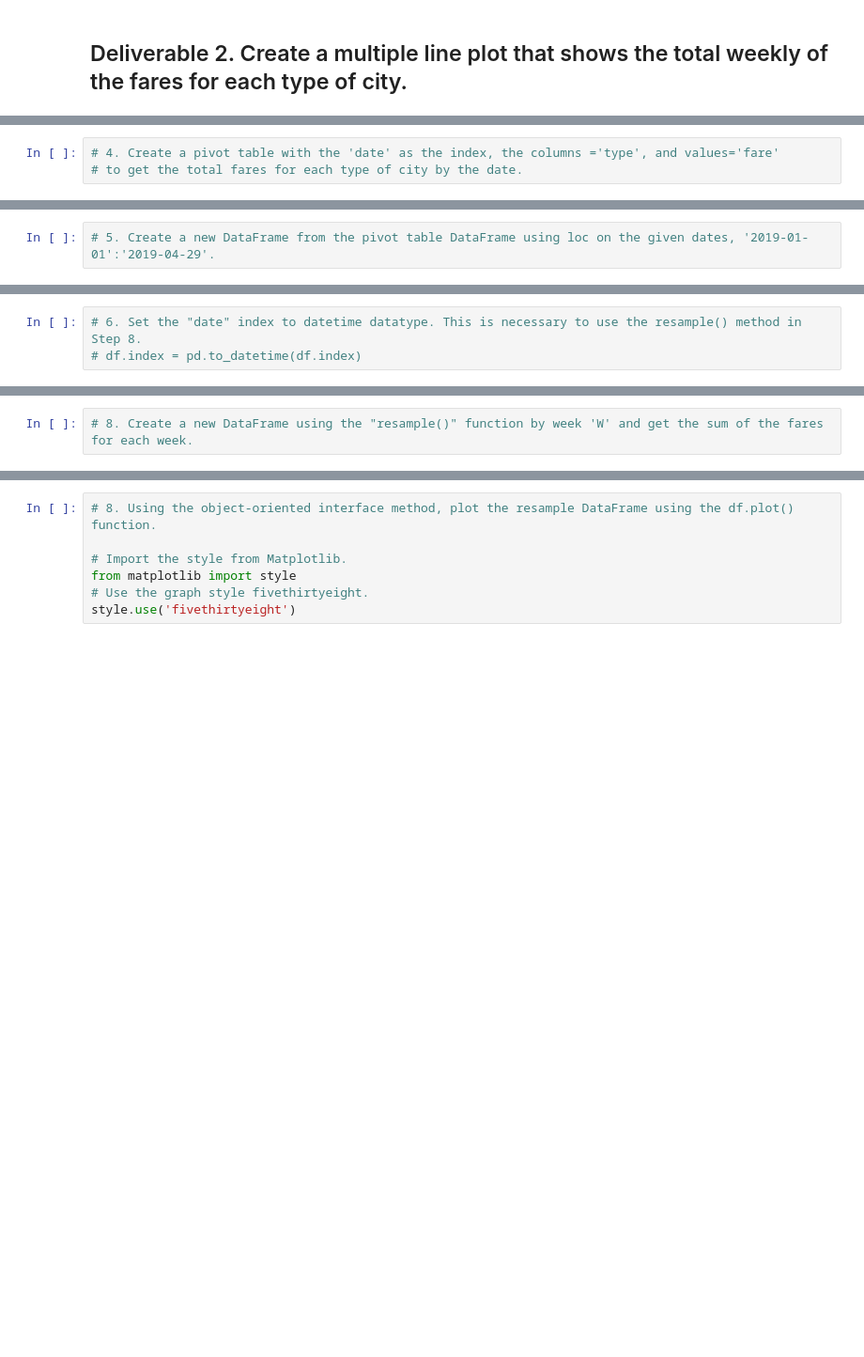
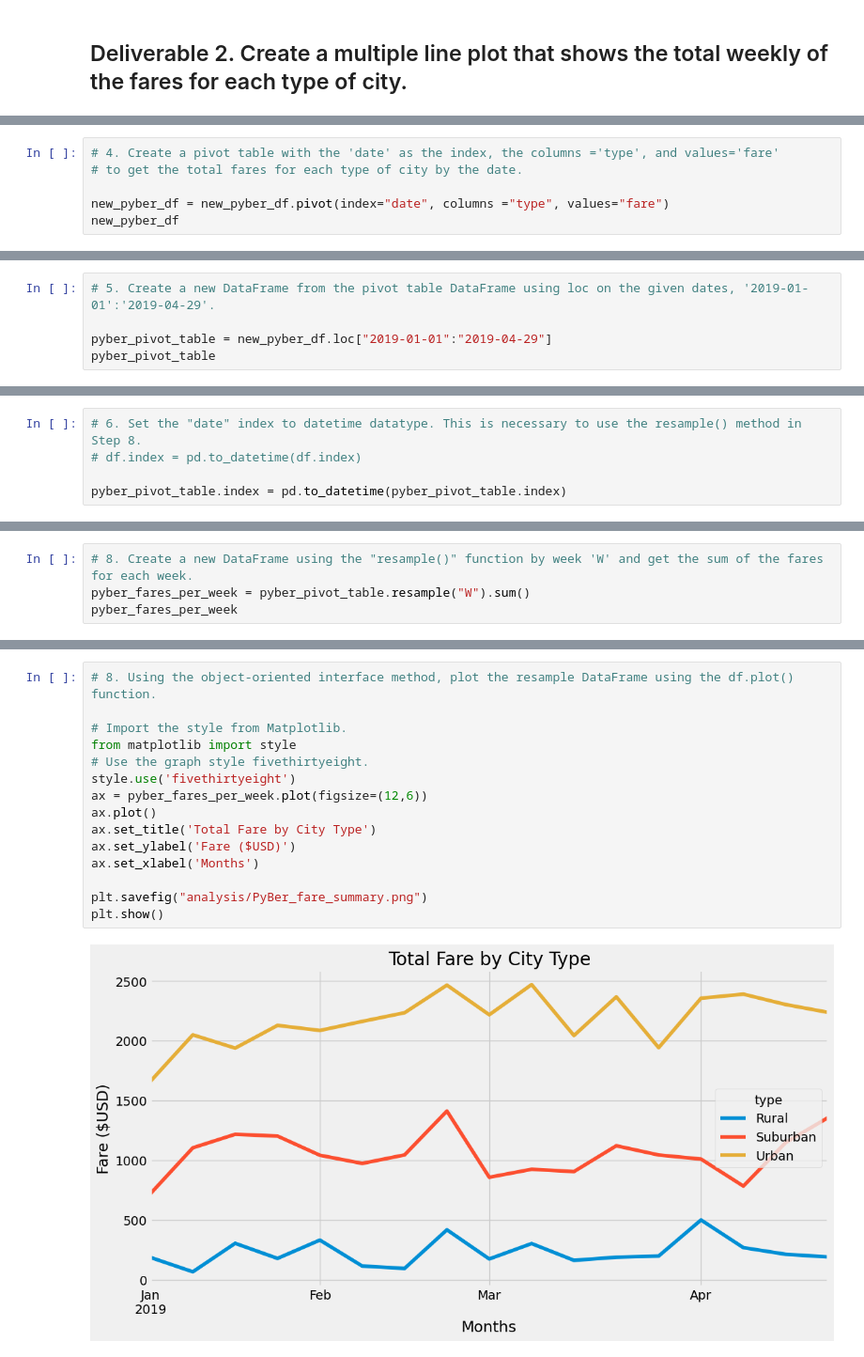
Before and after one commit to Panther1976/PyBer_Analysis, a Jupyter notebook: PyBer_Challenge.ipynb, the cells around one changed output, grey strips where cells are left out. Shown: that part at 94% size. Drawn from its saved outputs; the diff is of its cells as text; blank space fills up the shorter version.

```diff
--- a/PyBer_Challenge.ipynb
+++ b/PyBer_Challenge.ipynb
@@ -136,3 +184,6 @@ pyber_summary_df
 # %%
 # 4. Create a pivot table with the 'date' as the index, the columns ='type', and values='fare'
 # to get the total fares for each type of city by the date.
+
+new_pyber_df = new_pyber_df.pivot(index="date", columns ="type", values="fare")
+new_pyber_df
@@ -139,2 +205,5 @@ pyber_summary_df
 # %%
 # 5. Create a new DataFrame from the pivot table DataFrame using loc on the given dates, '2019-01-01':'2019-04-29'.
+
+pyber_pivot_table = new_pyber_df.loc["2019-01-01":"2019-04-29"]
+pyber_pivot_table
@@ -141,5 +225,7 @@ pyber_summary_df
 # %%
 # 6. Set the "date" index to datetime datatype. This is necessary to use the resample() method in Step 8.
 # df.index = pd.to_datetime(df.index)
+
+pyber_pivot_table.index = pd.to_datetime(pyber_pivot_table.index)
 # %%
 # 7. Check that the datatype for the index is datetime using df.info()
@@ -146,2 +244,4 @@ pyber_summary_df
 # %%
 # 8. Create a new DataFrame using the "resample()" function by week 'W' and get the sum of the fares for each week.
+pyber_fares_per_week = pyber_pivot_table.resample("W").sum()
+pyber_fares_per_week
@@ -148,7 +268,17 @@ pyber_summary_df
 # %%
 # 8. Using the object-oriented interface method, plot the resample DataFrame using the df.plot() function.
 
 # Import the style from Matplotlib.
 from matplotlib import style
 # Use the graph style fivethirtyeight.
 style.use('fivethirtyeight')
+ax = pyber_fares_per_week.plot(figsize=(12,6))
+ax.plot()
+ax.set_title('Total Fare by City Type')
+ax.set_ylabel('Fare ($USD)')
+ax.set_xlabel('Months')
+
+plt.savefig("analysis/PyBer_fare_summary.png")
+plt.show()
+# %% [output]
+[figure, added]
```
Also changed, not shown: parts of 7 cells of this notebook, 1 other file.
